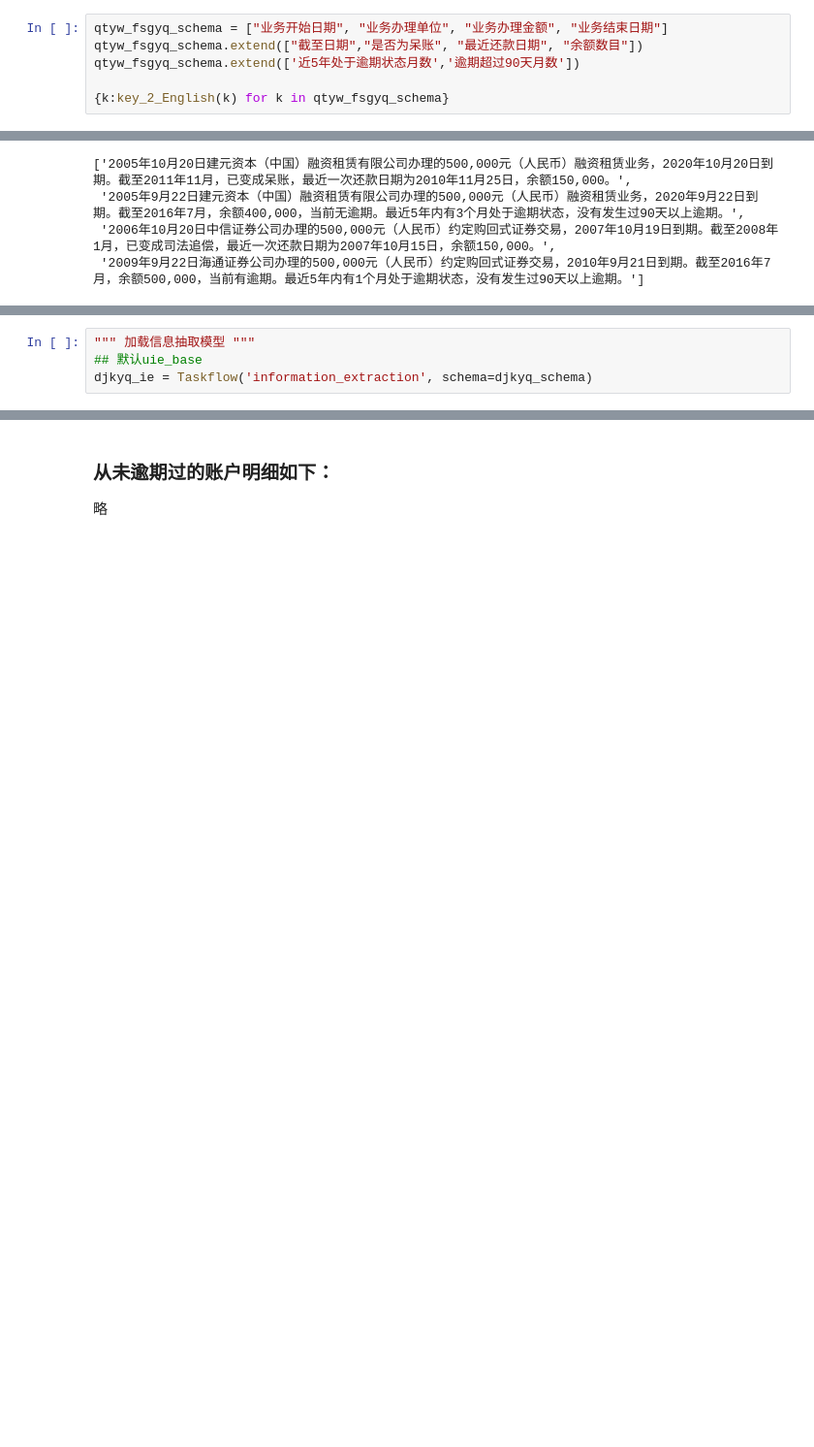
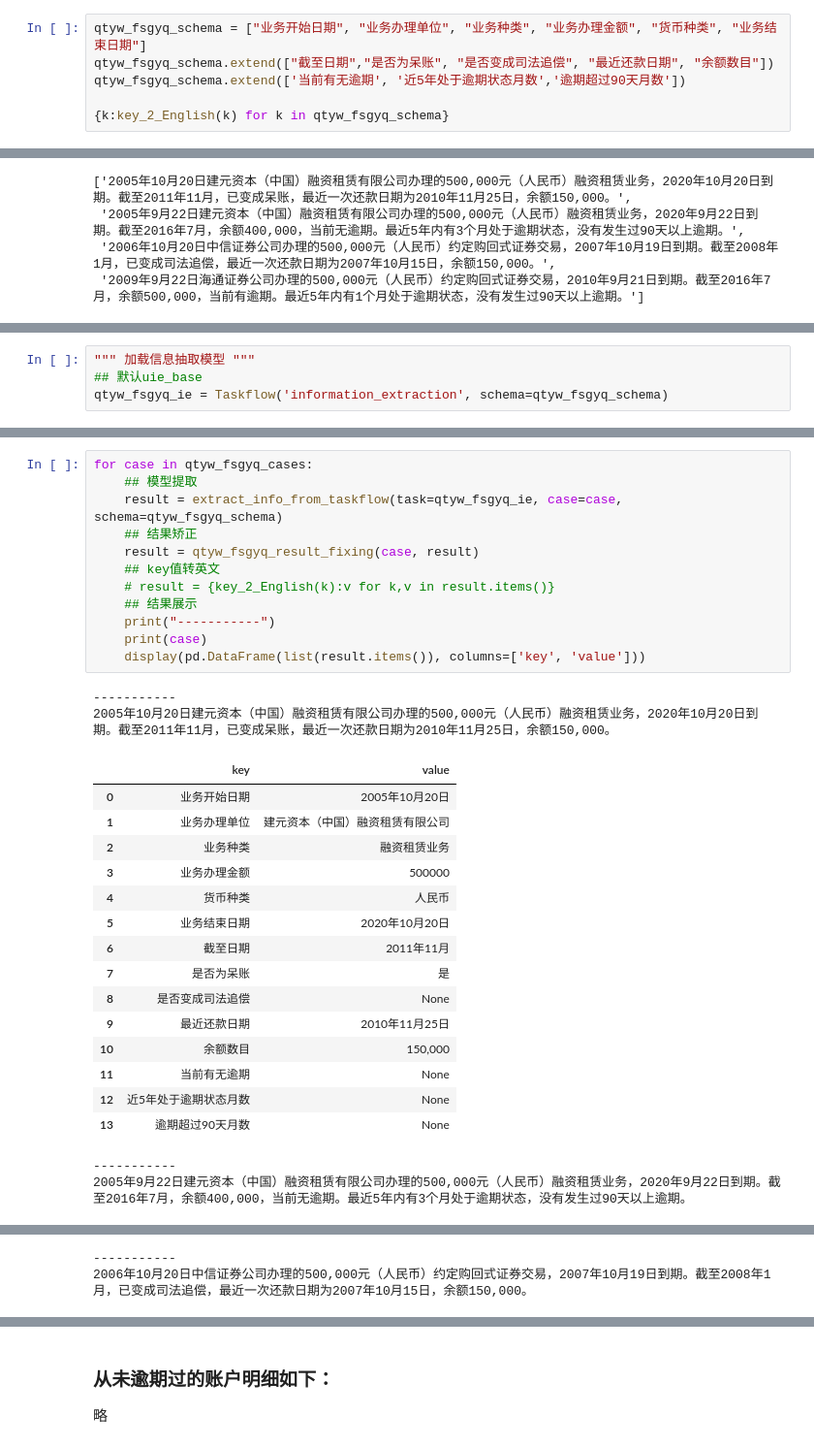
Before and after one commit to Arnoldzyf/knowledge_extraction_from_credit_reports, a Jupyter notebook: 4_简版方案.ipynb, the cells around one changed output, grey strips where cells are left out. Shown at 97% size. Cells and saved outputs as stored; diff of their text form; blank space fills up the shorter version.

```diff
--- a/4_简版方案.ipynb
+++ b/4_简版方案.ipynb
@@ -1050,7 +1052,7 @@ for i in range(len(cases)):
 # %%
-qtyw_fsgyq_schema = ["业务开始日期", "业务办理单位", "业务办理金额", "业务结束日期"]
-qtyw_fsgyq_schema.extend(["截至日期","是否为呆账", "最近还款日期", "余额数目"])
-qtyw_fsgyq_schema.extend(['近5年处于逾期状态月数','逾期超过90天月数'])
+qtyw_fsgyq_schema = ["业务开始日期", "业务办理单位", "业务种类", "业务办理金额", "货币种类", "业务结束日期"]
+qtyw_fsgyq_schema.extend(["截至日期","是否为呆账", "是否变成司法追偿", "最近还款日期", "余额数目"])
+qtyw_fsgyq_schema.extend(['当前有无逾期', '近5年处于逾期状态月数','逾期超过90天月数'])
 
 {k:key_2_English(k) for k in qtyw_fsgyq_schema}
 # %% [output]
@@ -1082,4 +1092,4 @@ qtyw_fsgyq_cases
 # %%
 """ 加载信息抽取模型 """
 ## 默认uie_base
-djkyq_ie = Taskflow('information_extraction', schema=djkyq_schema)
+qtyw_fsgyq_ie = Taskflow('information_extraction', schema=qtyw_fsgyq_schema)
@@ -1085,0 +1159,32 @@ djkyq_ie = Taskflow('information_extraction', schema=djkyq_schema)
+# %%
+for case in qtyw_fsgyq_cases:
+    ## 模型提取
+    result = extract_info_from_taskflow(task=qtyw_fsgyq_ie, case=case, schema=qtyw_fsgyq_schema)
+    ## 结果矫正
+    result = qtyw_fsgyq_result_fixing(case, result)
+    ## key值转英文
+    # result = {key_2_English(k):v for k,v in result.items()}
+    ## 结果展示
+    print("-----------")
+    print(case)
+    display(pd.DataFrame(list(result.items()), columns=['key', 'value']))
+# %% [output]
+-----------
+2005年10月20日建元资本（中国）融资租赁有限公司办理的500,000元（人民币）融资租赁业务，2020年10月20日到期。截至2011年11月，已变成呆账，最近一次还款日期为2010年11月25日，余额150,000。
+|  | key | value |
+| 0 | 业务开始日期 | 2005年10月20日 |
+| 1 | 业务办理单位 | 建元资本（中国）融资租赁有限公司 |
+| 2 | 业务种类 | 融资租赁业务 |
+| 3 | 业务办理金额 | 500000 |
+| 4 | 货币种类 | 人民币 |
+| 5 | 业务结束日期 | 2020年10月20日 |
+| 6 | 截至日期 | 2011年11月 |
+| 7 | 是否为呆账 | 是 |
+| 8 | 是否变成司法追偿 | None |
+| 9 | 最近还款日期 | 2010年11月25日 |
+| 10 | 余额数目 | 150,000 |
+| 11 | 当前有无逾期 | None |
+| 12 | 近5年处于逾期状态月数 | None |
+| 13 | 逾期超过90天月数 | None |
+-----------
+2005年9月22日建元资本（中国）融资租赁有限公司办理的500,000元（人民币）融资租赁业务，2020年9月22日到期。截至2016年7月，余额400,000，当前无逾期。最近5年内有3个月处于逾期状态，没有发生过90天以上逾期。
@@ -1085,0 +1206,2 @@ djkyq_ie = Taskflow('information_extraction', schema=djkyq_schema)
+-----------
+2006年10月20日中信证券公司办理的500,000元（人民币）约定购回式证券交易，2007年10月19日到期。截至2008年1月，已变成司法追偿，最近一次还款日期为2007年10月15日，余额150,000。
```
Also changed, not shown: parts of 9 cells of this notebook, 1 other file.
